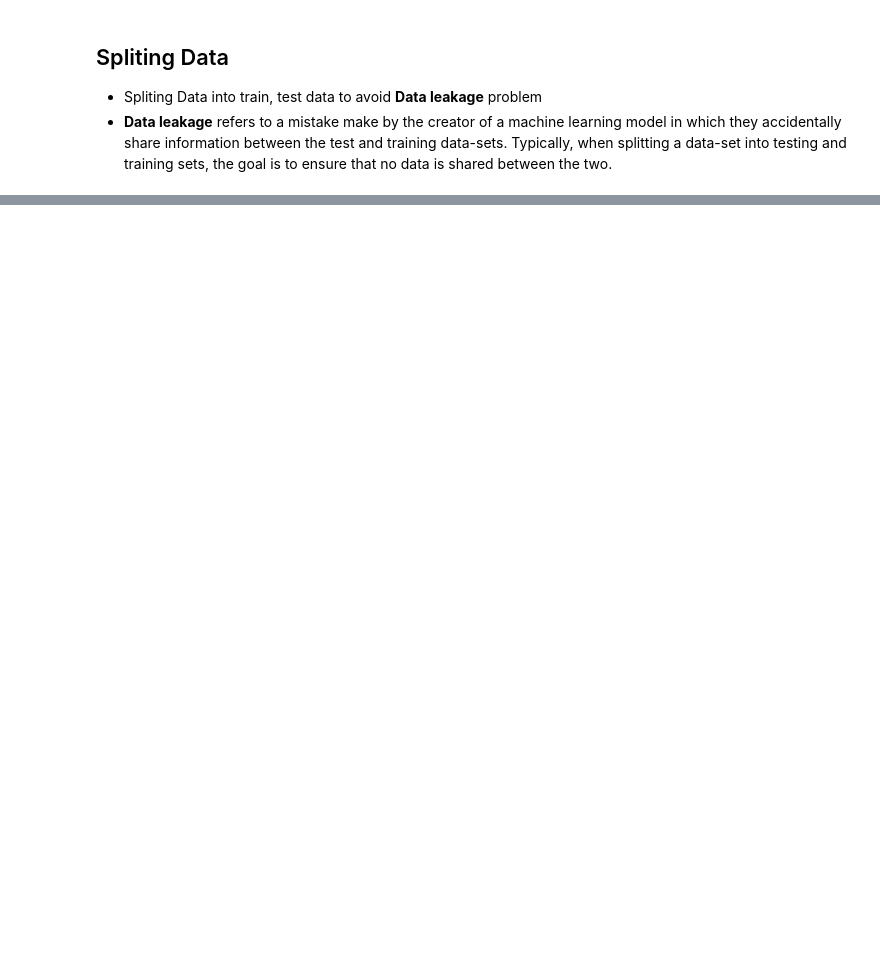
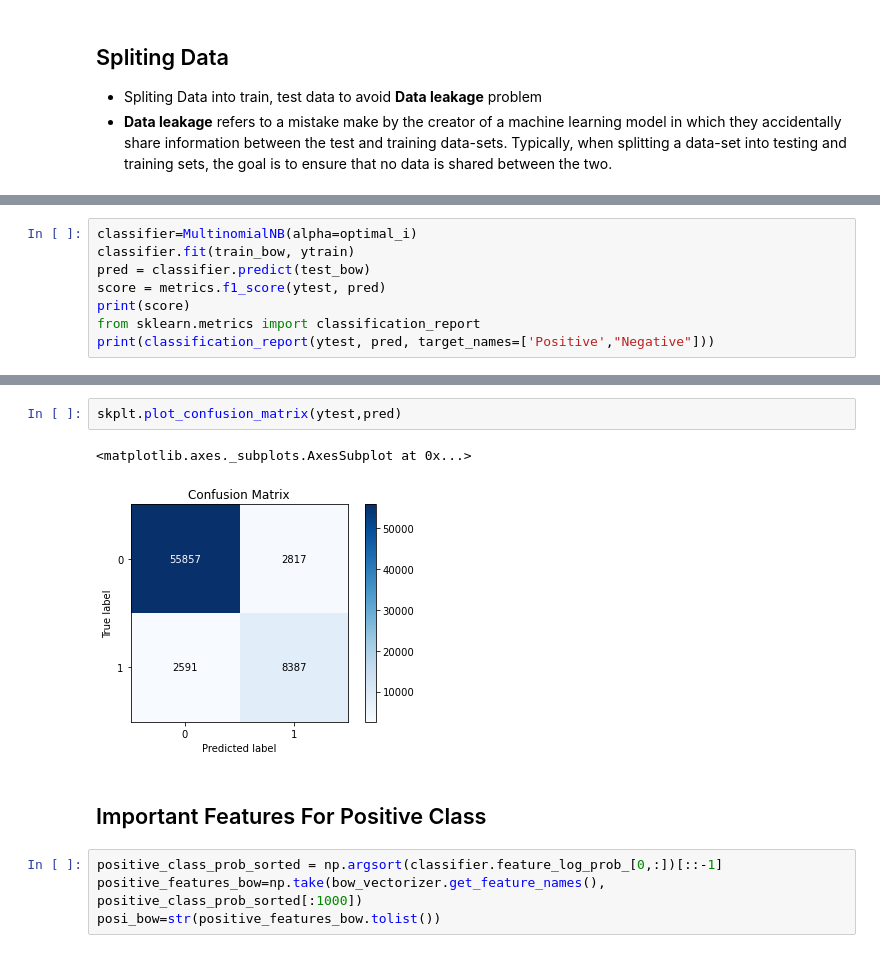
Before and after one commit to SrinivasaRaviIdury/AmazonFineFoodReviews-Sentiment-Analysis, a Jupyter notebook: AmazonFineFoodReviews_Sentiment_Analysis.ipynb, the cells around one changed output, grey strips where cells are left out. Drawn from its saved outputs; the diff is of its cells as text; blank space fills up the shorter version.

```diff
--- a/AmazonFineFoodReviews_Sentiment_Analysis.ipynb
+++ b/AmazonFineFoodReviews_Sentiment_Analysis.ipynb
@@ -572,0 +665,8 @@ plt.show()
+# %%
+classifier=MultinomialNB(alpha=optimal_i)
+classifier.fit(train_bow, ytrain)
+pred = classifier.predict(test_bow)
+score = metrics.f1_score(ytest, pred)
+print(score)
+from sklearn.metrics import classification_report
+print(classification_report(ytest, pred, target_names=['Positive',"Negative"]))
@@ -572,0 +683,11 @@ plt.show()
+# %%
+skplt.plot_confusion_matrix(ytest,pred)
+# %% [output]
+<matplotlib.axes._subplots.AxesSubplot at 0x...>
+[figure, added]
+# %% [markdown]
+## Important Features For Positive Class
+# %%
+positive_class_prob_sorted = np.argsort(classifier.feature_log_prob_[0,:])[::-1]
+positive_features_bow=np.take(bow_vectorizer.get_feature_names(), positive_class_prob_sorted[:1000])
+posi_bow=str(positive_features_bow.tolist())
```
Also changed, not shown: parts of 66 cells of this notebook.
